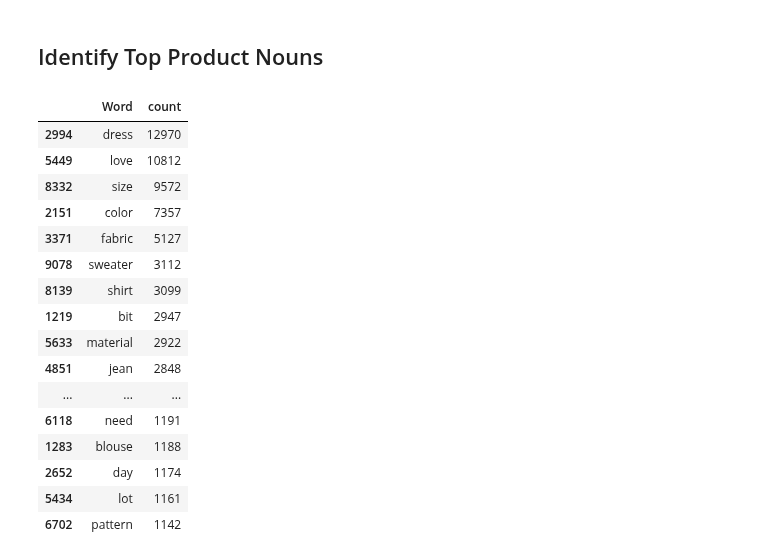
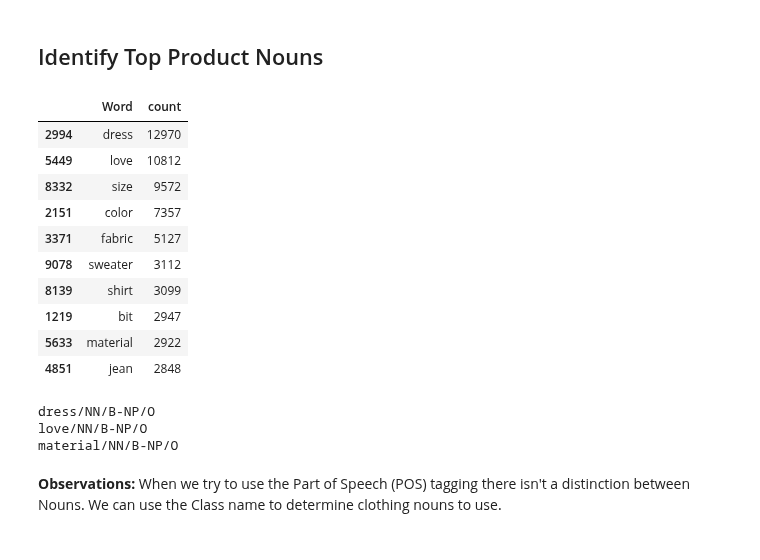
Before and after one commit to broepke/DATA110, a Jupyter notebook: Week 11/DATA110-Week11-Midterm-broepke.ipynb, the cells around one changed output. Drawn from its saved outputs; the diff is of its cells as text; code cells hidden in the pictures.

```diff
--- a/Week 11/DATA110-Week11-Midterm-broepke.ipynb
+++ b/Week 11/DATA110-Week11-Midterm-broepke.ipynb
@@ -448,6 +408,3 @@ fdist.most_common(20)
-# %%
-df_words = pd.DataFrame(all_words)
-df_words.columns = ['Word']
 # %%
 def parse_text(x):
     '''using TextBlob, get the full parsed results (POS, etc)'''
@@ -455,12 +412,23 @@ def parse_text(x):
     p = blob.parse()
     p = re.sub(r'^\w+/', '',p)
     return p.split('/')
-# %%
-# Get the fully parsed POS tags from each word in the DF
-df_words['Parse'] = df_words['Word'].apply(lambda x: parse_text(x))
 # %%
-# Expned the extracted list of POS tags into their own columns, and concat that back to the orig DF
-# https://chrisalbon.com/python/data_wrangling/pandas_expand_cells_containing_lists/
-par = pd.DataFrame(df_words['Parse'].to_list(), columns=['P1','P2', 'P3', 'P4'])
-df_words = pd.concat([df_words[:], par[:]], axis=1)
-df_words.drop(columns=['Parse'], inplace=True)
+def build_pos(x):
+    '''pass a DataFrame column with tokenized text and return a DF of the Words'''
+    all_words = []
+    for l in x:
+        all_words = all_words + l
+
+    df = pd.DataFrame(all_words)
+    df.columns = ['Word']
+
+    # Add a column for the POS
+    df['Parse'] = df['Word'].apply(lambda x: parse_text(x))
+
+    # Expned the extracted list of POS tags into their own columns, and concat that back to the orig DF
+    # https://chrisalbon.com/python/data_wrangling/pandas_expand_cells_containing_lists/
+    par = pd.DataFrame(df['Parse'].to_list(), columns=['P1','P2', 'P3', 'P4'])
+    df = pd.concat([df[:], par[:]], axis=1)
+    df.drop(columns=['Parse'], inplace=True)
+
+    return df
@@ -498,22 +484,27 @@ sns.barplot(data =df_top_pos, x='P1', y='count', palette="tab20");
 # %%
 df_nn = df_words[df_words['P1'] == 'NN'].copy()
 # %%
-df_nn.groupby('Word')['Word'].count().reset_index(name='count').sort_values(['count'], ascending=False).head(50)
+df_nn.groupby('Word')['Word'].count().reset_index(name='count').\
+    sort_values(['count'], ascending=False).head(10)
 # %% [output]
 |  | Word | count |
 | 2994 | dress | 12970 |
 | 5449 | love | 10812 |
 | 8332 | size | 9572 |
 | 2151 | color | 7357 |
 | 3371 | fabric | 5127 |
 | 9078 | sweater | 3112 |
 | 8139 | shirt | 3099 |
 | 1219 | bit | 2947 |
 | 5633 | material | 2922 |
 | 4851 | jean | 2848 |
-| ... | ... | ... |
-| 6118 | need | 1191 |
-| 1283 | blouse | 1188 |
-| 2652 | day | 1174 |
-| 5434 | lot | 1161 |
-| 6702 | pattern | 1142 |
+# %%
+print(TextBlob('dress').parse())
+print(TextBlob('love').parse())
+print(TextBlob('material').parse())
+# %% [output]
+dress/NN/B-NP/O
+love/NN/B-NP/O
+material/NN/B-NP/O
+# %% [markdown]
+**Observations:**  When we try to use the Part of Speech (POS) tagging there isn't a distinction between Nouns. We can use the Class name to determine clothing nouns to use.
```
Also changed, not shown: parts of 33 cells of this notebook.
